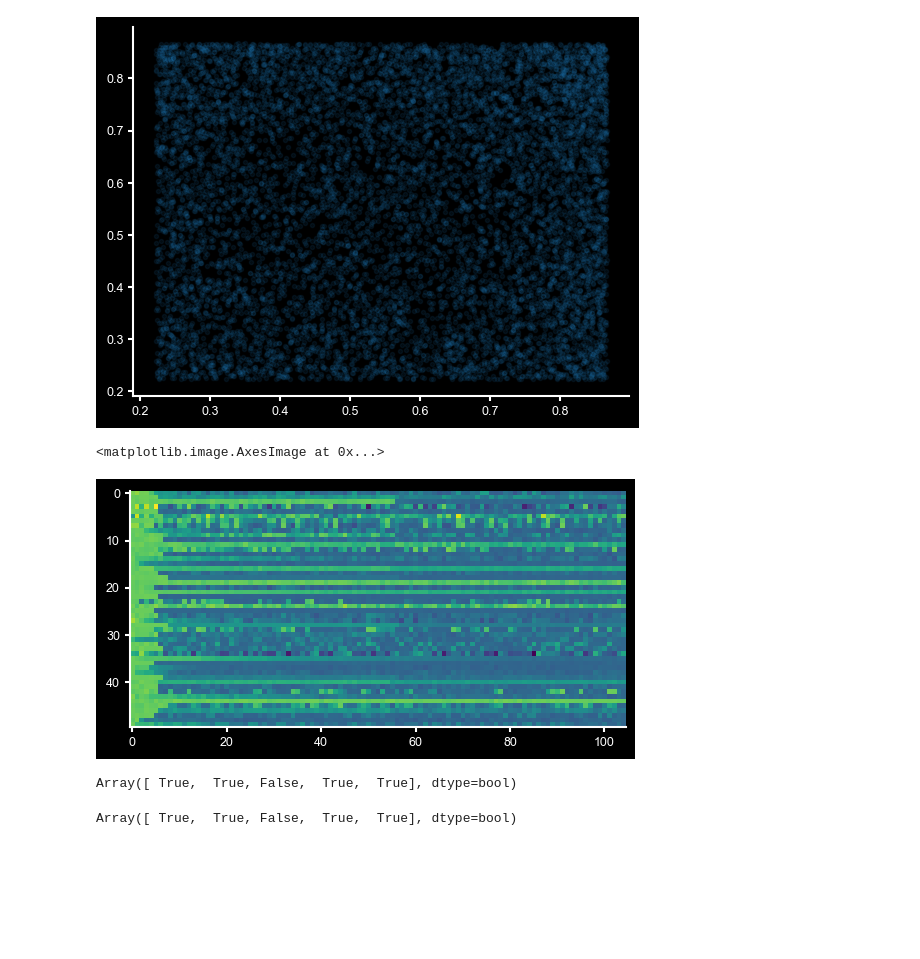
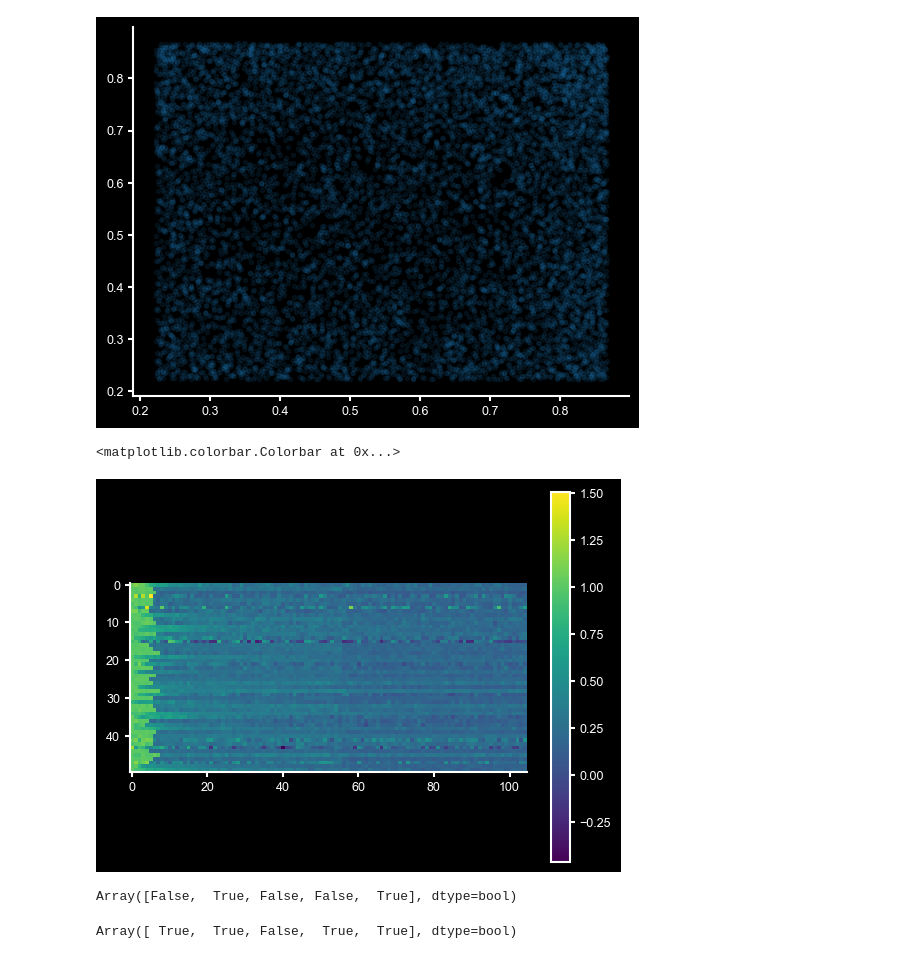
Before and after one commit to mackelab/dmri, a Jupyter notebook: notebooks/train_standalone.ipynb, the cells around one changed output. Drawn from its saved outputs; the diff is of its cells as text; code cells hidden in the pictures; blank space fills up the shorter version.

```diff
--- a/notebooks/train_standalone.ipynb
+++ b/notebooks/train_standalone.ipynb
@@ -7,7 +7,7 @@ import jax.numpy as jnp
 
 import numpy as np
 import matplotlib.pyplot as plt
-from dmri.simulators import  Ball3StickSharedDiffusivity, MultiShellBall3StickSharedDiffusivityGammaPrior
+from dmri.simulators import  Ball3StickSharedDiffusivity, MultiShellBall3StickSharedDiffusivityGammaPrior, AllGaussianAndConvolvedModels
 from dmri.simulators.acquisition_scheme import acquisition_scheme
 from flax import nnx
 
@@ -22,7 +22,7 @@ warnings.filterwarnings("ignore")
 warnings.filterwarnings("ignore", module="matplotlib.font_manager")
 
 
-sim_type = MultiShellBall3StickSharedDiffusivityGammaPrior
+sim_type = AllGaussianAndConvolvedModels#MultiShellBall3StickSharedDiffusivityGammaPrior
 ball_stick = sim_type.from_theta(np.random.randn(sim_type.theta_dim))
 # %% [output]
 Duplicate key in file '../dmri/utils/pyloric_black.mplstyle', line 65 ('savefig.facecolor    : black       # Ensures black background when saving')
@@ -73,9 +73,11 @@ p_mask,masks, theta, x_o, acq, score= jax.vmap(simulator)(jax.random.split(jax.r
 # %%
 import matplotlib.pyplot as plt
 plt.imshow(x_o)
+
+plt.colorbar()
 # %% [output]
-<matplotlib.image.AxesImage at 0x...>
+<matplotlib.colorbar.Colorbar at 0x...>
-[figure, old version]
+[figure, new version]
 # %%
 from dmri.nn.dmri_reconstruction_model import DMRIInferenceModel, DMRIInferenceModelConfig, DMRIInferenceModelConfigMaskPriorAmortized, DMRIInferenceModelConfigMaskPriorAmortizedPP
 from dmri.nn.tokenizer import DMRITokenizerPP
@@ -95,7 +97,7 @@ x_o_single = x_o[0]
 # %%
 jax.jit(model.sample_mask)(jax.random.PRNGKey(0), acq_single, x_o_single, jnp.array([0.5]))
 # %% [output]
-Array([ True,  True, False,  True,  True], dtype=bool)
+Array([False,  True, False, False,  True], dtype=bool)
 # %%
 masks[0]
 # %% [output]
```
Also changed, not shown: parts of 5 cells of this notebook, 25 other files.
